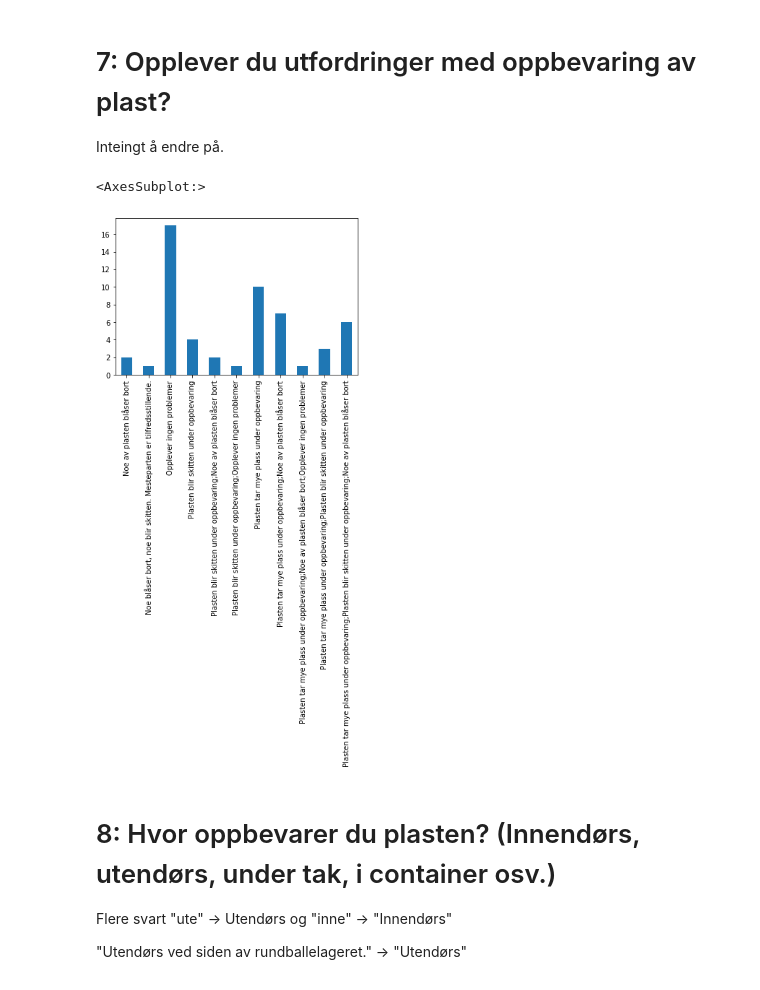
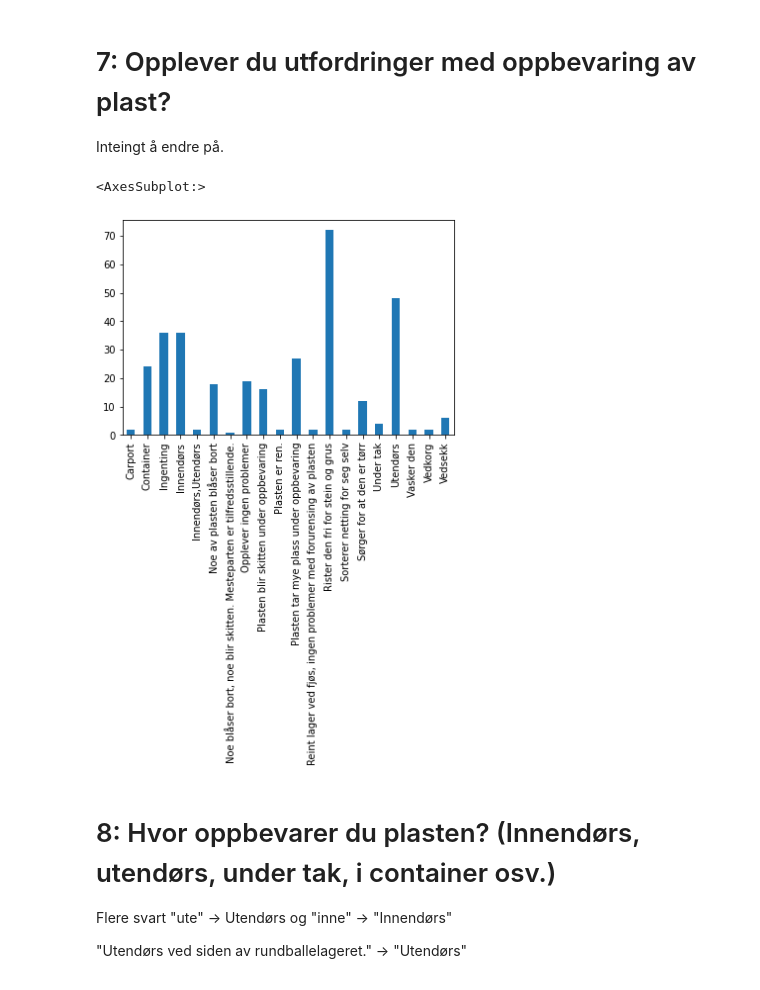
Before and after one commit to andrerim/EiT-survey, a Jupyter notebook: Lanbruksplast-survey.ipynb, the cells around one changed output. Cells and saved outputs as stored; diff of their text form; code cells hidden in the pictures.

Commit message:
Fix multi choice question bar chart, and pie chart

```diff
--- a/Lanbruksplast-survey.ipynb
+++ b/Lanbruksplast-survey.ipynb
@@ -3,8 +3,13 @@ import pandas as pd
 # %%
 df = pd.read_csv('survey.csv')
 questions = df.columns
-print(questions)
 
 def print_answers(answers):
     for i, answer in enumerate(answers):
         print(i+1, answer)
+
+def count_multiple_choice_answers(answers):
+    answers_count = []
+    for answer in answers.dropna():
+        answers_count += answer.split(';')
+    return pd.array(splitted_answers).value_counts()
@@ -111,11 +96,10 @@ df[questions[6]].value_counts().plot.pie(figsize=(7,7), ylabel="", autopct=make_
 # 7: Opplever du utfordringer med oppbevaring av plast?
 Inteingt å endre på.
 # %%
-# Fikse denne....
-df[questions[7]].value_counts().sort_index().plot(kind="bar")
+count_multiple_choice_answers(df[questions[7]]).sort_index().plot(kind="bar")
 # %% [output]
 <AxesSubplot:>
-[figure, old version]
+[figure, new version]
 # %% [markdown]
 # 8: Hvor oppbevarer du plasten? (Innendørs, utendørs, under tak, i container osv.)
 Flere svart "ute" -> Utendørs og "inne" -> "Innendørs"
```
Also changed, not shown: parts of 16 cells of this notebook.
